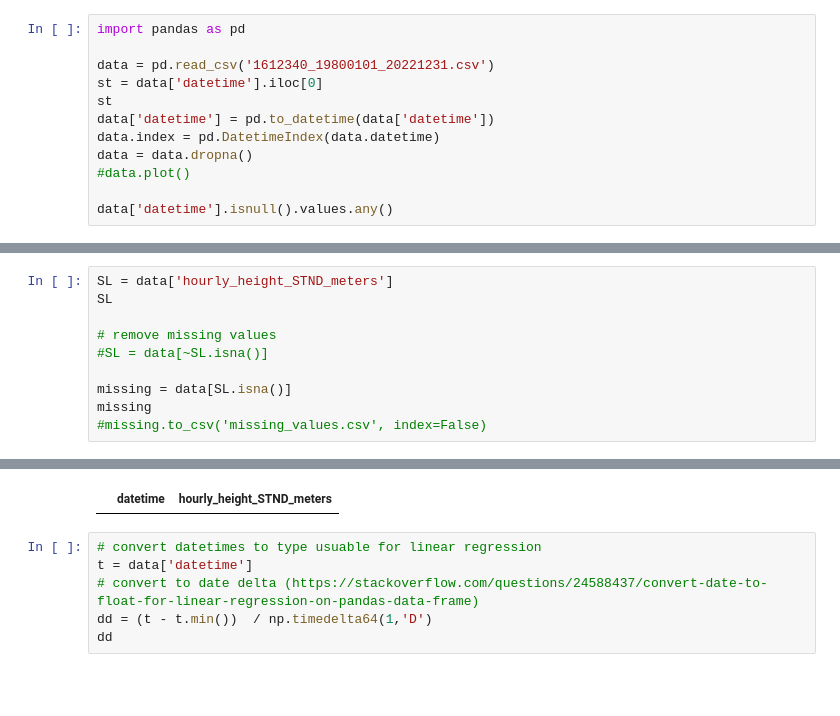
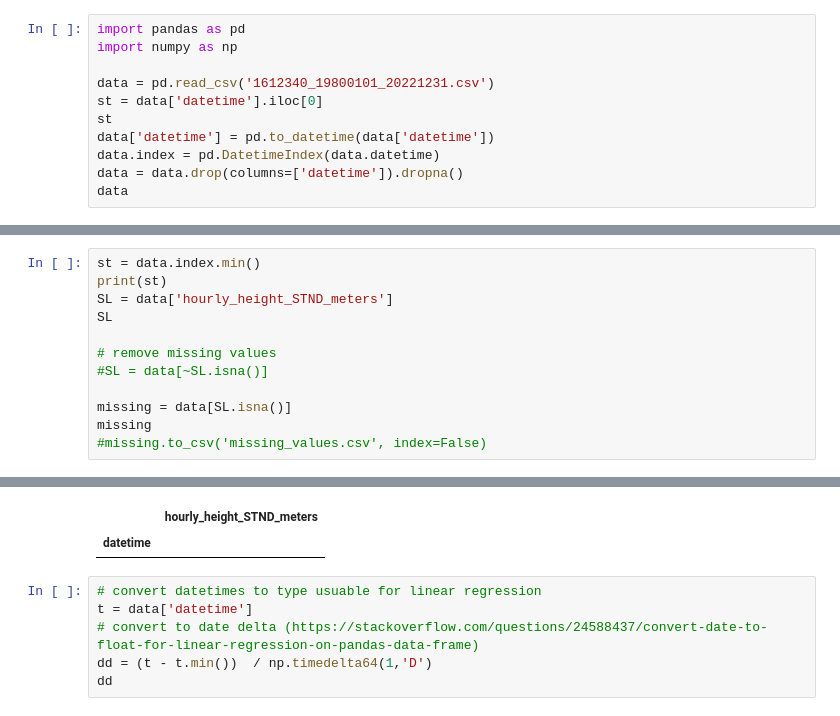
Before and after one commit to asascience/ncdis, a Jupyter notebook: dataprep/dataprep.ipynb, the cells around one changed output, grey strips where cells are left out. Drawn from its saved outputs; the diff is of its cells as text; blank space fills up the shorter version.

```diff
--- a/dataprep/dataprep.ipynb
+++ b/dataprep/dataprep.ipynb
@@ -1,13 +1,12 @@
 # %%
 import pandas as pd
+import numpy as np
 
 data = pd.read_csv('1612340_19800101_20221231.csv')
 st = data['datetime'].iloc[0]
 st
 data['datetime'] = pd.to_datetime(data['datetime'])
 data.index = pd.DatetimeIndex(data.datetime)
-data = data.dropna()
-#data.plot()
-
-data['datetime'].isnull().values.any()
+data = data.drop(columns=['datetime']).dropna()
+data
 # %% [output]
@@ -15,4 +27,6 @@ False
 # %%
+st = data.index.min()
+print(st)
 SL = data['hourly_height_STND_meters']
 SL
 
@@ -26,4 +41,5 @@ missing
-|  | datetime | hourly_height_STND_meters |
+|  | hourly_height_STND_meters |
+| datetime |  |
 # %%
 # convert datetimes to type usuable for linear regression
 t = data['datetime']
```
Also changed, not shown: parts of 12 cells of this notebook, 1 other file.
